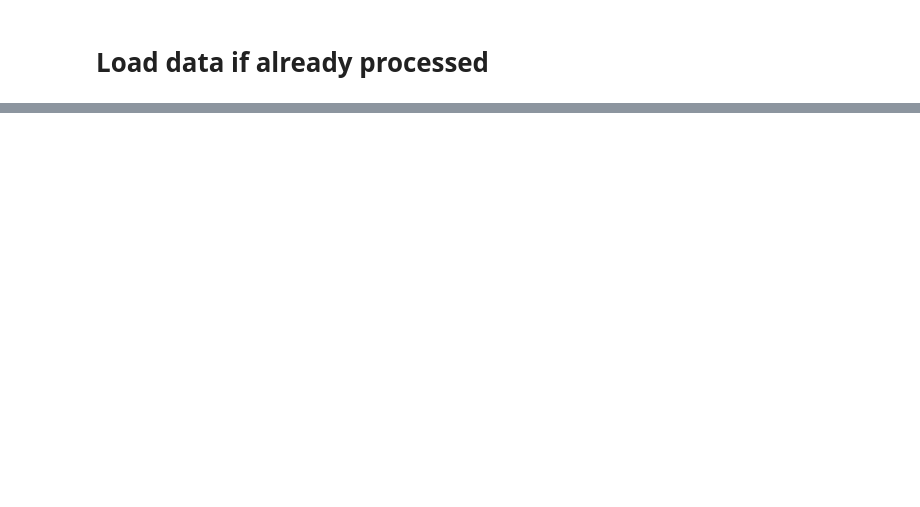
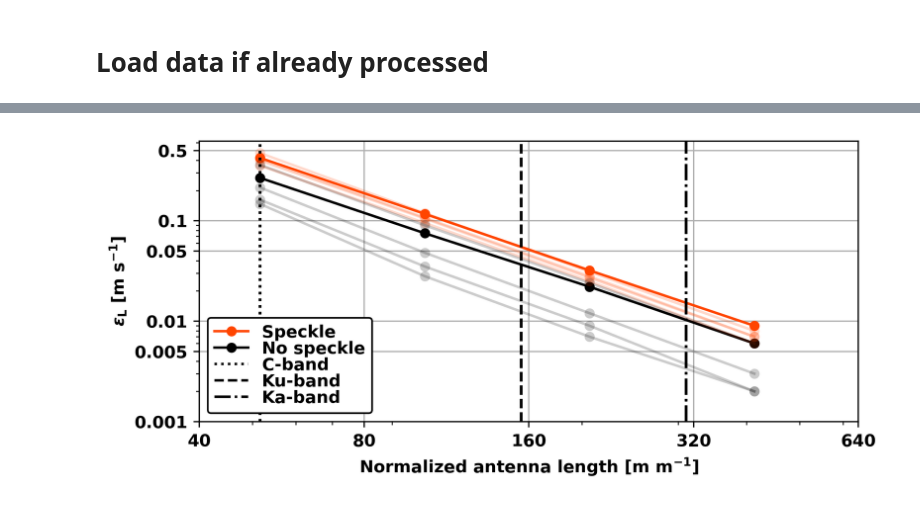
Before and after one commit to owenodriscoll/DopSCA_leakage, a Jupyter notebook: analyses/leakage/analysis_design_parameters.ipynb, the cells around one changed output, grey strips where cells are left out. Drawn from its saved outputs; the diff is of its cells as text; code cells hidden in the pictures; blank space fills up the shorter version.

```diff
--- a/analyses/leakage/analysis_design_parameters.ipynb
+++ b/analyses/leakage/analysis_design_parameters.ipynb
@@ -248,0 +271,83 @@ fig.set_dpi(400.0)
+# %%
+plt.rcParams.update({'font.size': 10, 'font.weight' : 'bold'})
+fig, axes = plt.subplots(1, 1, figsize = (7, 3), sharex=True, sharey=True)
+
+lw = 1.5
+ms = 6
+Lambda = 0.0555556
+markeredgewidth = 0
+alpha1 = 1
+color_limits = 'k'
+la = 2.87
+eq_c_band = 1 * la /Lambda
+eq_ku_band = 3 * la /Lambda
+eq_ka_band = 6 * la /Lambda
+eq_w_band = 20 * la /Lambda
+
+for i, saved_file in enumerate(saved_files):
+    if 'azores' in saved_file:
+        alpha = 1
+    else:
+        alpha = 0.2
+
+    ds_res = xr.open_dataset(saved_file).isel(la = slice(0, 4))
+    ds_res = ds_res.assign_coords(la = (ds_res.la / Lambda))
+    clip = ds_res['residual']/ds_res['residual']
+    ds_res['noise'] = ds_res['noise'] * clip
+
+    ds_residual_mean = ds_res['residual'].mean(dim = 'la')
+    ds_residual_std = ds_res['residual'].std(dim = 'la')
+    ds_noise_mean = ds_res['noise'].mean(dim = 'la')
+
+    ds_res['residual'].isel(speckle = 0).groupby('la',squeeze=False).map(func_rmse_xr).plot(ax = axes, marker = 'o', lw = lw, ms = ms, markeredgewidth=markeredgewidth, alpha = alpha, label = 'Speckle', c = 'orangered')
+    ds_res['residual'].isel(speckle = 1).groupby('la',squeeze=False).map(func_rmse_xr).plot(ax = axes, marker = 'o', lw = lw, ms = ms, markeredgewidth=markeredgewidth, alpha = alpha, label = 'No speckle', c = 'k')
+
+    plt.axvline(x=eq_c_band, lw = lw, alpha = alpha1, ls = ':', label = 'C-band', c = color_limits)
+    plt.axvline(x=eq_ku_band, lw = lw, alpha = alpha1, ls = '--', label = 'Ku-band', c = color_limits)
+    plt.axvline(x=eq_ka_band, lw = lw, alpha = alpha1, ls = '-.', label = 'Ka-band', c = color_limits)
+    # plt.axvline(x=eq_w_band, lw = lw, ls = ':', label = 'W-band', c = color_limits)
+    plt.xlabel(r'$\mathrm{Normalized\ antenna\ length\ [m\ m^{-1}]}$')
+    plt.ylabel(r'$\epsilon_{\mathrm{L}}\ \mathrm{[m\ s^{-1}]}$')
+    plt.yscale('log')
+    plt.xscale('log')
+    plt.title('')
+    # plt.xlim([0, 65])
+    if i == 0:
+        # plt.legend(ncol = 1)
+        legend = plt.legend(loc="lower left", facecolor = 'w', framealpha=1, ncol = 1, frameon = True, markerscale=1, labelspacing=0, columnspacing =0.75)
+
+legend.set_zorder(100)
+frame = legend.get_frame()
+frame.set_facecolor('w')
+frame.set_edgecolor('k')
+
+# legend.legendPatch.set_facecolor("w")
+# legend.legendPatch.set_edgecolor("#a9a9a9")
+# for i, text in enumerate(legend.get_texts()):
+#     # text.set_rotation(20)
+#     # text.set_text(f"Label {i}")
+#     # text.set_backgroundcolor("#d1afe8")
+#     text.set_fontsize(10)
+    # text.set_alpha(0.3)
+
+start, end = axes.get_xlim()
+# axes.xaxis.set_ticks(2**np.arange(1, 6))
+axes.xaxis.set_ticks(40 * 2**np.arange(0, 5))
+# b = plt.gca()
+# b.set_xticklabels(list(np.round(2**np.arange(1, 6) / 0.056, 2)))
+# axes.xaxis.set_xticklabels(2**np.arange(1, 6) / 0.056)
+axes.xaxis.set_major_formatter(ticker.FormatStrFormatter('%0.0f'))
+
+start, end = axes.get_ylim()
+axes.set_yticks(np.array([0.001, 0.005, 0.01, 0.05, 0.1, 0.5]))
+axes.set_yticklabels(labels = [None, 0.005, None, 0.05, None, 0.5])
+
+# axes.yaxis.set_ticks(np.array([0.001, 0.005, 0.01, 0.05, 0.1, 0.5]), labels = )
+# axes.yaxis.set_ticks(np.array([0.005, 0.05, 0.5]))
+# axes.yaxis.set_ticks(0.001 * 2**np.arange(1, 10))
+axes.yaxis.set_major_formatter(ticker.FormatStrFormatter('%0.3g'))
+
+plt.grid()
+fig.set_dpi(400.0)
+# %% [output]
+[figure, added]
```
Also changed, not shown: parts of 12 cells of this notebook, 1 other file.
